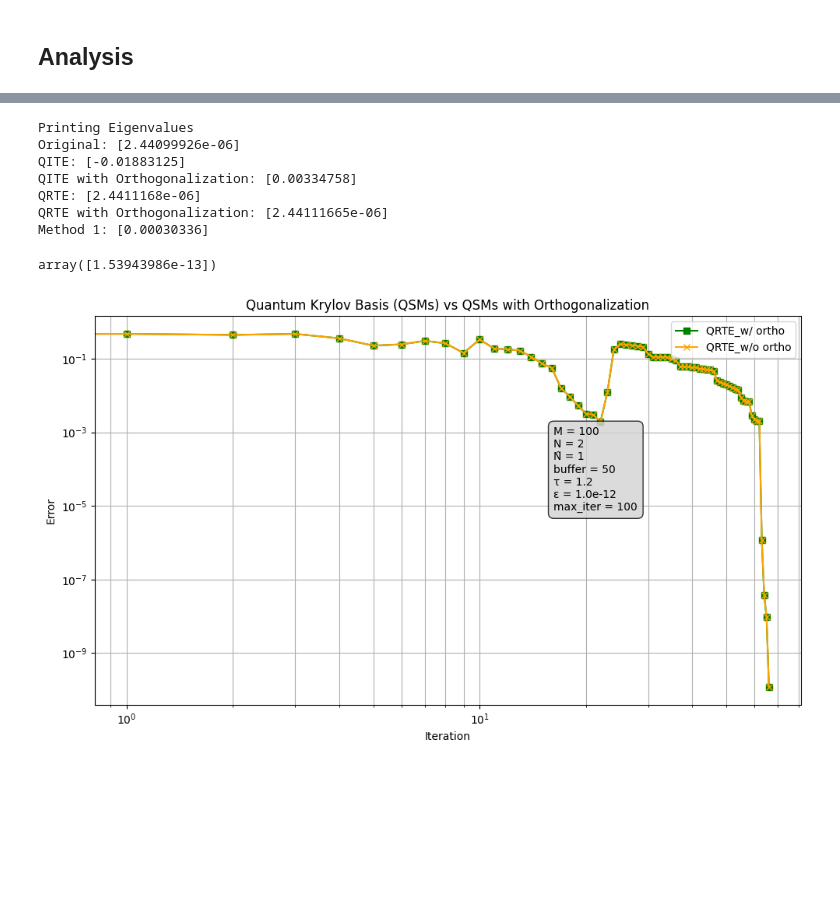
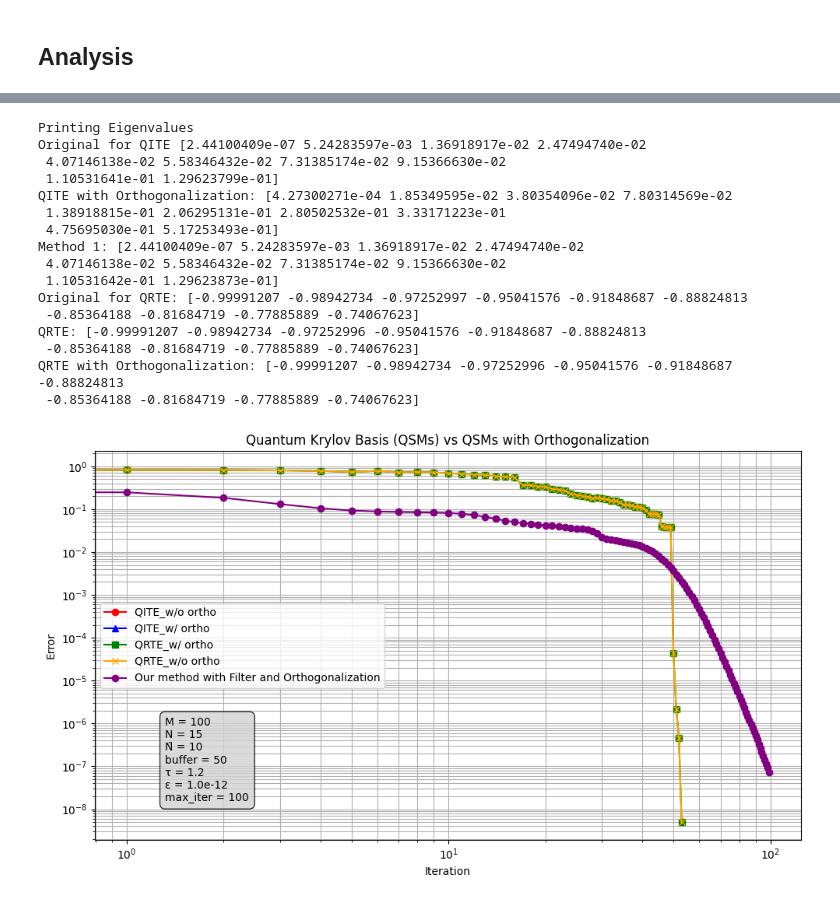
Before and after one commit to Nihar-Shah2001/Quantum_Computing_Notes, a Jupyter notebook: Notes/codes/comparison.ipynb, the cells around one changed output, grey strips where cells are left out. Saved outputs shown, nothing was run; the diff lists cells and outputs as text; code cells hidden in the pictures; blank space fills up the shorter version.

```diff
--- a/Notes/codes/comparison.ipynb
+++ b/Notes/codes/comparison.ipynb
@@ -215,6 +234,9 @@ def error(H, Psi_0, Ntilde, method, eigenvals):
 def QITE(H, psi_0, Ntilde, buffer, deltatau, epsilon, max_iter, filter_choice=False, orthogonalize=False):
 
     N = int(np.ceil((1+(buffer/100)) * Ntilde))
+
+    H = normalize(H, choice='norm01')
+    # H = normalize(H, choice='normal')
 
     itr = 0
     abs_error = [1e16]
@@ -282,6 +304,7 @@ def QRTE(H, psi_0, Ntilde, buffer, deltatau, epsilon, max_iter, filter_choice=Fa
 
     N = int(np.ceil((1+(buffer/100)) * Ntilde))
 
+    H = normalize(H, choice='normal')
     itr = 0
     abs_error = [1e16]
     eigenvals = np.empty((N), dtype=complex)
@@ -351,6 +374,7 @@ def method1(H, psi_0, Ntilde, buffer, deltatau, epsilon, max_iter, filter_choice
     itr = 0
     abs_error = [1e16]
     eigenvals = np.empty((N), dtype=complex)
+
 
     print()
     print("QRTE Krylov basis with Filter Diagonalization Parameters")
@@ -368,7 +392,11 @@ def method1(H, psi_0, Ntilde, buffer, deltatau, epsilon, max_iter, filter_choice
     last_valid_eigenvecs = None
 
     # Initialization
-    Psi_0 = Initialization(H, N, psi_0, subspace_choice='QRTE', deltatau=deltatau)
+    H_norm = normalize(H, choice='normal')
+    # H_norm = H
+    Psi_0 = Initialization(H_norm, N, psi_0, subspace_choice='QRTE', deltatau=deltatau)
+
+    H = normalize(H, choice='norm01')
 
     while itr < max_iter and abs_error[itr]>=epsilon and N <= H.shape[0]:
 
@@ -411,8 +439,10 @@ def method1(H, psi_0, Ntilde, buffer, deltatau, epsilon, max_iter, filter_choice
 ## Analysis
 # %%
 # Parameters
+# np.random.seed(15) # For reproducibility
+# np.random.seed(20)
 M =  100 # Dimension of the matrix
-Ntilde = 1  # Number of eigenvalues
+Ntilde = 10  # Number of eigenvalues
 buffer = 50  # Buffer for the number of eigenvalues
 N = int(np.ceil((1+(buffer/100)) * Ntilde))  # Number of eigenvalues to be found
 deltatau = 1.2 # Time step for the QITE method
@@ -424,9 +454,9 @@ H = generate_hermitian_matrix(M, choice='synthetic')
 
 # Normalize H so that the eigenvalues are in the range [0,1]
 eigvalsh = np.linalg.eigvalsh(H)
-a = np.min(eigvalsh) - 1e-5
-b = np.max(eigvalsh) + 1e-7
-H = (H - a * np.eye(M)) / (b - a)
+a = np.min(eigvalsh) - 1e-6
+b = np.max(eigvalsh) + 1e-6
+# H = (H - a * np.eye(M)) / (b - a)
 # print(H)
 # Check if any of the value in H is greater than 1 or less than -1
 # print(np.max(H), np.min(H))
@@ -434,7 +464,7 @@ H = (H - a * np.eye(M)) / (b - a)
 # H = H / np.linalg.norm(H, ord=2)  # Normalize H to have a norm of 1
 
 psi_0 = np.random.randn(M, 1) + 1j*np.random.randn(M, 1)
-psi_0 /= np.linalg.norm(psi_0, axis=0)
+psi_0 /= np.linalg.norm(psi_0, axis=0, keepdims=True)
 # print(psi_0)
 
 print("Matrix Size: ", M)
@@ -480,53 +510,59 @@ Max Iterations: 100
 Orthogonalize Matrix: True
 # %%
 print("Printing Eigenvalues")
-print("Original:",np.sort(np.linalg.eigvalsh(H))[:Ntilde])
-print("QITE:", qite_eigenvals[:Ntilde])
+print("Original for QITE", np.sort(np.linalg.eigvalsh((H - a * np.eye(M)) / (b - a)))[:Ntilde])
+# print("QITE:", qite_eigenvals[:Ntilde])
 print("QITE with Orthogonalization:", qite_ortho_eigenvals[:Ntilde])
+print("Method 1:", method1_eigenvals[:Ntilde])
+print("Original for QRTE:",np.sort(np.linalg.eigvalsh(H/np.linalg.norm(H,ord=2)))[:Ntilde])
 print("QRTE:", qrte_eigenvals[:Ntilde])
 print("QRTE with Orthogonalization:", qrte_ortho_eigenvals[:Ntilde])
-print("Method 1:", method1_eigenvals[:Ntilde])
 # %% [output]
 Printing Eigenvalues
-Original: [2.44099926e-06]
-QITE: [-0.01883125]
-QITE with Orthogonalization: [0.00334758]
-QRTE: [2.4411168e-06]
-QRTE with Orthogonalization: [2.44111665e-06]
-Method 1: [0.00030336]
+Original for QITE [2.44100409e-07 5.24283597e-03 1.36918917e-02 2.47494740e-02
+ 4.07146138e-02 5.58346432e-02 7.31385174e-02 9.15366630e-02
+ 1.10531641e-01 1.29623799e-01]
+QITE with Orthogonalization: [4.27300271e-04 1.85349595e-02 3.80354096e-02 7.80314569e-02
+ 1.38918815e-01 2.06295131e-01 2.80502532e-01 3.33171223e-01
+ 4.75695030e-01 5.17253493e-01]
+Method 1: [2.44100409e-07 5.24283597e-03 1.36918917e-02 2.47494740e-02
+ 4.07146138e-02 5.58346432e-02 7.31385174e-02 9.15366630e-02
+ 1.10531642e-01 1.29623873e-01]
+Original for QRTE: [-0.99991207 -0.98942734 -0.97252997 -0.95041576 -0.91848687 -0.88824813
+ -0.85364188 -0.81684719 -0.77885889 -0.74067623]
+QRTE: [-0.99991207 -0.98942734 -0.97252996 -0.95041576 -0.91848687 -0.88824813
+ -0.85364188 -0.81684719 -0.77885889 -0.74067623]
+QRTE with Orthogonalization: [-0.99991207 -0.98942734 -0.97252996 -0.95041576 -0.91848687 -0.88824813
+ -0.85364188 -0.81684719 -0.77885889 -0.74067623]
-# %%
-qrte_eigenvals[:Ntilde] - qrte_ortho_eigenvals[:Ntilde]
-# %% [output]
-array([1.53943986e-13])
 # %%
 plt.figure(figsize=(10, 6))
 plt.title('Quantum Krylov Basis (QSMs) vs QSMs with Orthogonalization')
-# plt.plot(np.arange(qite_ortho_itr), qite_ortho_abs_error[1:], marker='^', label='QITE_w/ ortho', color='blue')
-# plt.plot(np.arange(qite_itr), qite_abs_error[1:], marker='o', label='QITE_w/o ortho', color='red')
+plt.plot(np.arange(qite_itr), qite_abs_error[1:], marker='o', label='QITE_w/o ortho', color='red')
+plt.plot(np.arange(qite_ortho_itr), qite_ortho_abs_error[1:], marker='^', label='QITE_w/ ortho', color='blue')
 plt.plot(np.arange(qrte_ortho_itr), qrte_ortho_abs_error[1:], marker='s', label='QRTE_w/ ortho', color='green')
 plt.plot(np.arange(qrte_itr), qrte_abs_error[1:], marker='x', label='QRTE_w/o ortho', color='orange')
-# plt.plot(np.arange(method1_itr), method1_abs_error[1:], marker='o', label='QRTE with Filter and Orthogonalization', color='purple')
+plt.plot(np.arange(method1_itr), method1_abs_error[1:], marker='o', label='Our method with Filter and Orthogonalization', color='purple')
 plt.yscale('log')
 plt.xscale('log')
 plt.xlabel('Iteration')
 plt.ylabel('Error')
 plt.grid(True, 'both', 'both')
 plt.legend()
 info_text = (
     f"M = {M}\n"
     f"N = {N}\n"
     f"Ñ = {Ntilde}\n"
     f"buffer = {buffer}\n"
     f"τ = {deltatau}\n"
     f"ε = {epsilon:.1e}\n"
     f"max_iter = {max_iter}"
 )
 
 # Adjust position (x=0.65, y=0.5) as needed
-plt.text(0.65, 0.5, info_text, transform=plt.gca().transAxes,
+plt.text(0.1, 0.1, info_text, transform=plt.gca().transAxes,
          fontsize=10, bbox=dict(boxstyle='round,pad=0.5', facecolor='lightgrey', alpha=0.8))
 plt.legend()
 plt.tight_layout()
 plt.show()
 # %% [output]
-[figure, old version]
+[figure, new version]
```
Also changed, not shown: parts of 9 cells of this notebook.
